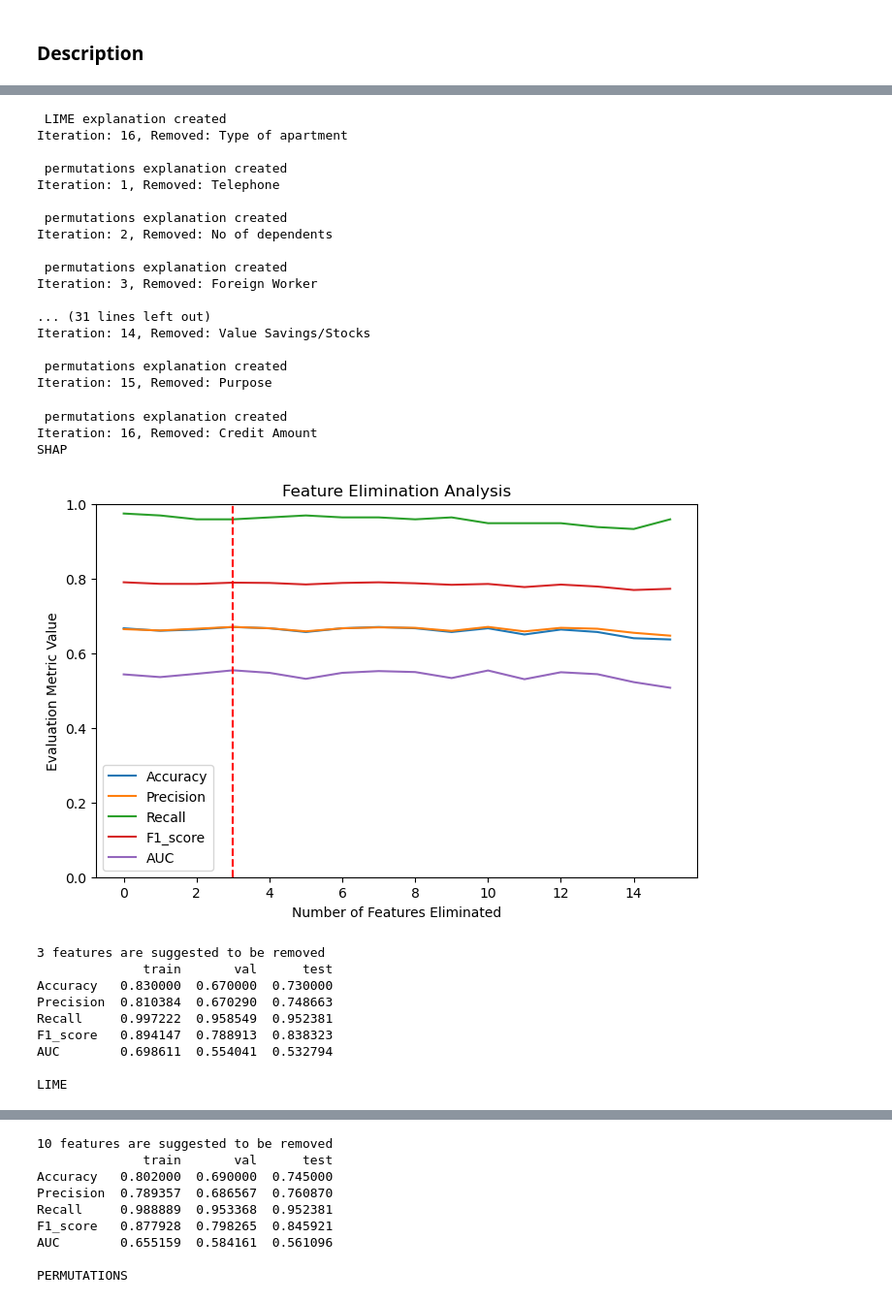
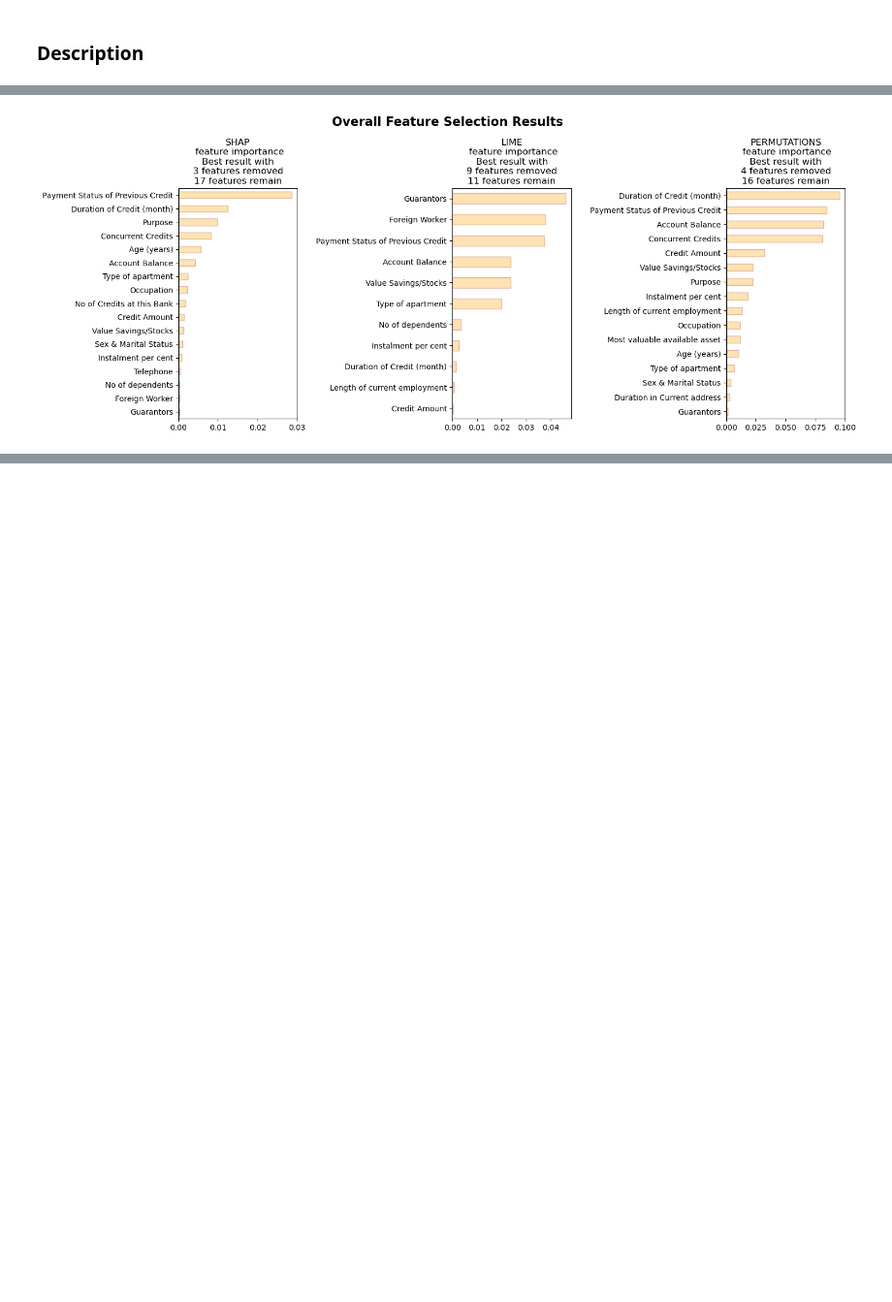
Before and after one commit to emunaran/xai-compare, a Jupyter notebook: xai_compare/comparison_tests/feature_selection_test.ipynb, the cells around one changed output, grey strips where cells are left out. Shown at 97% size. Saved outputs shown, nothing was run; the diff lists cells and outputs as text; code cells hidden in the pictures; blank space fills up the shorter version.

```diff
--- a/xai_compare/comparison_tests/feature_selection_test.ipynb
+++ b/xai_compare/comparison_tests/feature_selection_test.ipynb
@@ -36,0 +62,2 @@ from xai_compare.datasets import german_credit
+# %%
+data, target = german_credit()
@@ -39,4 +76,9 @@ from xai_compare.datasets import german_credit
 model = RandomForestClassifier(max_depth=4, n_estimators=100, random_state=42)
 
 # create the FeatureElimination class with german_credit() dataset
-feat_elimination = FeatureElimination(model, *german_credit(), mode=MODE.CLASSIFICATION, random_state=4, verbose=True)
+feat_selection = FeatureSelection(model,
+                                  data,
+                                  target,
+                                  mode=MODE.CLASSIFICATION,
+                                  random_state=4,
+                                  verbose=False)
@@ -43,4 +91,4 @@ feat_elimination = FeatureElimination(model, *german_credit(), mode=MODE.CLASSIF
 # %%
-feat_elimination.apply()
-feat_elimination.display()
+feat_selection.apply()
+feat_selection.display()
 # %% [output]
@@ -81,30 +95 @@ Iteration: 15, Removed: Account Balance
- LIME explanation created
-Iteration: 16, Removed: Type of apartment
-
- permutations explanation created
-Iteration: 1, Removed: Telephone
-
- permutations explanation created
-Iteration: 2, Removed: No of dependents
-
- permutations explanation created
-Iteration: 3, Removed: Foreign Worker
-
-... (31 lines left out)
-Iteration: 14, Removed: Value Savings/Stocks
-
- permutations explanation created
-Iteration: 15, Removed: Purpose
- permutations explanation created
-Iteration: 16, Removed: Credit Amount
-SHAP
-[figure, old version]
+[figure, new version]
-3 features are suggested to be removed
-              train       val      test
-Accuracy   0.830000  0.670000  0.730000
-Precision  0.810384  0.670290  0.748663
-Recall     0.997222  0.958549  0.952381
-F1_score   0.894147  0.788913  0.838323
-AUC        0.698611  0.554041  0.532794
-
-LIME
@@ -112,9 +96,0 @@ LIME
-10 features are suggested to be removed
-              train       val      test
-Accuracy   0.802000  0.690000  0.745000
-Precision  0.789357  0.686567  0.760870
-Recall     0.988889  0.953368  0.952381
-F1_score   0.877928  0.798265  0.845921
-AUC        0.655159  0.584161  0.561096
-
-PERMUTATIONS
```
Also changed, not shown: parts of 17 cells of this notebook, 6 other files.
